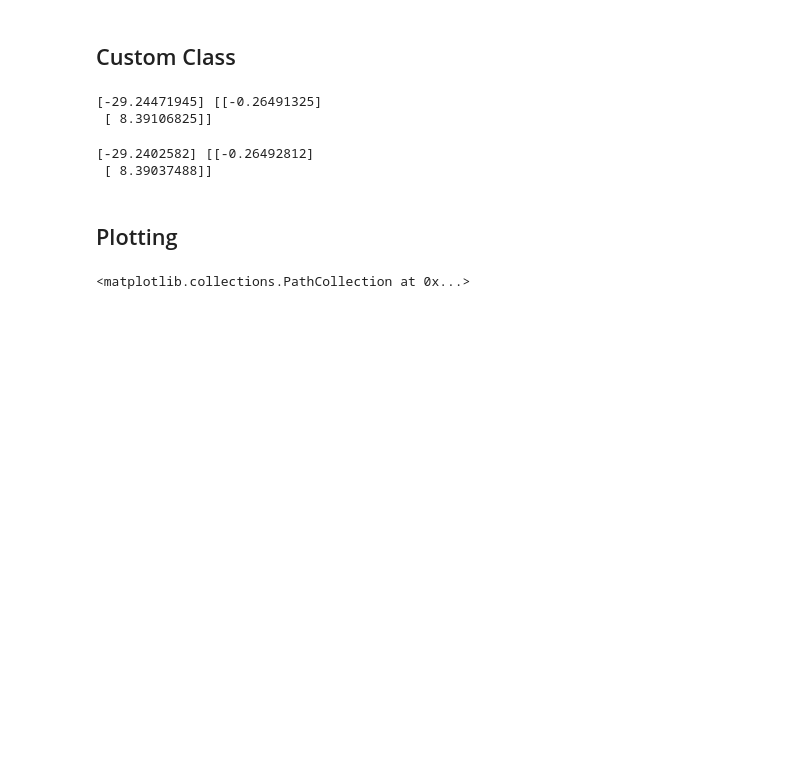
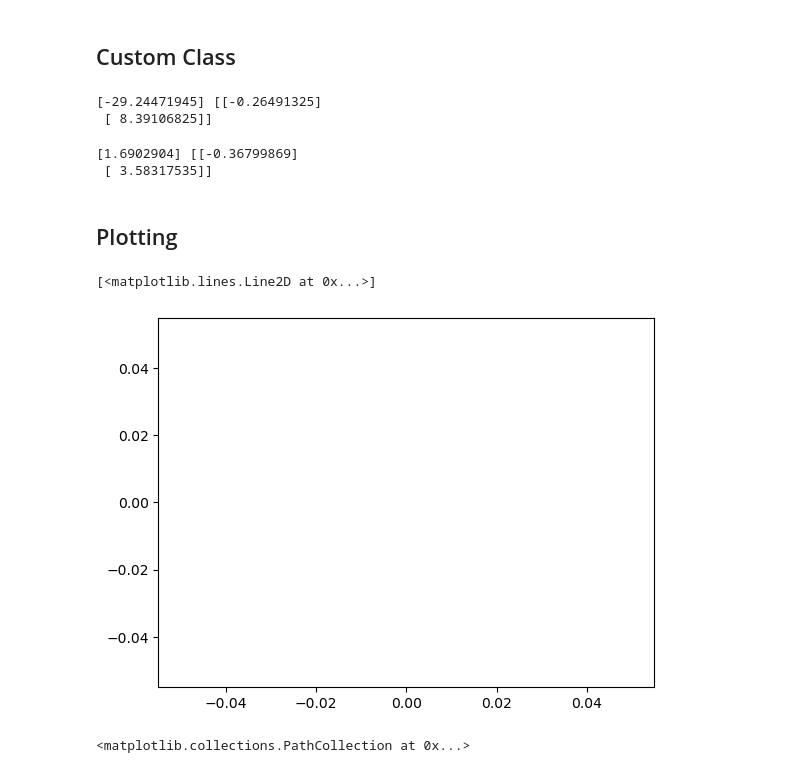
Before and after one commit to sardarchitect/fscoreai-ml, a Jupyter notebook: exploration/glm/20230716_Linear Regression.ipynb, the cells around one changed output. Drawn from its saved outputs; the diff is of its cells as text; code cells hidden in the pictures; blank space fills up the shorter version.

```diff
--- a/exploration/glm/20230716_Linear Regression.ipynb
+++ b/exploration/glm/20230716_Linear Regression.ipynb
@@ -94,13 +95,18 @@ print(model.intercept_, model.coef_)
 # %%
 # Gradient Descent
 model = linear.LinearRegression()
-model.fit(X, y, learning_rate=1e-2, n_epochs=100000)
+model.fit(X, y, lr=1e-2, n_epochs=100)
 print(model.intercept_, model.coef_)
 # %% [output]
-[-29.2402582] [[-0.26492812]
- [ 8.39037488]]
+[1.6902904] [[-0.36799869]
+ [ 3.58317535]]
 # %% [markdown]
 ## Plotting
+# %%
+plt.plot(model.costs)
+# %% [output]
+[<matplotlib.lines.Line2D at 0x...>]
+[figure, added]
 # %%
 y_pred = model.predict(X)
 fig, ax = plt.subplots(1,2, figsize=(10,5))
```
Also changed, not shown: parts of 26 cells of this notebook, 2 other files.
